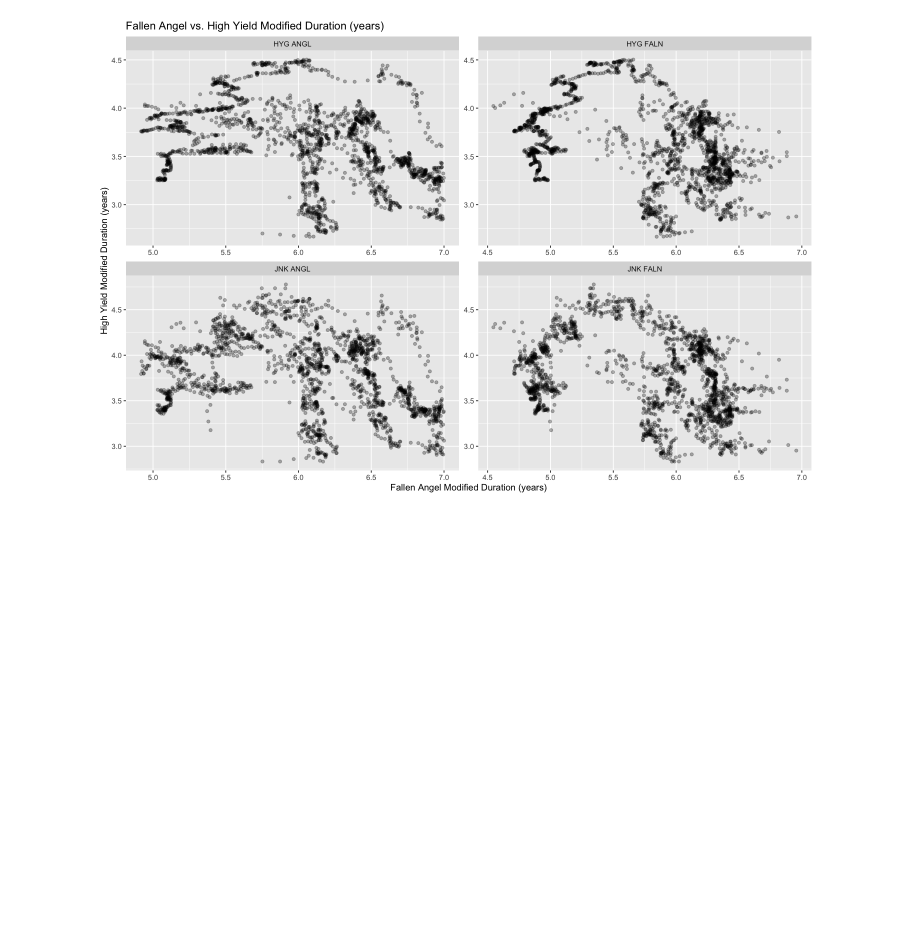
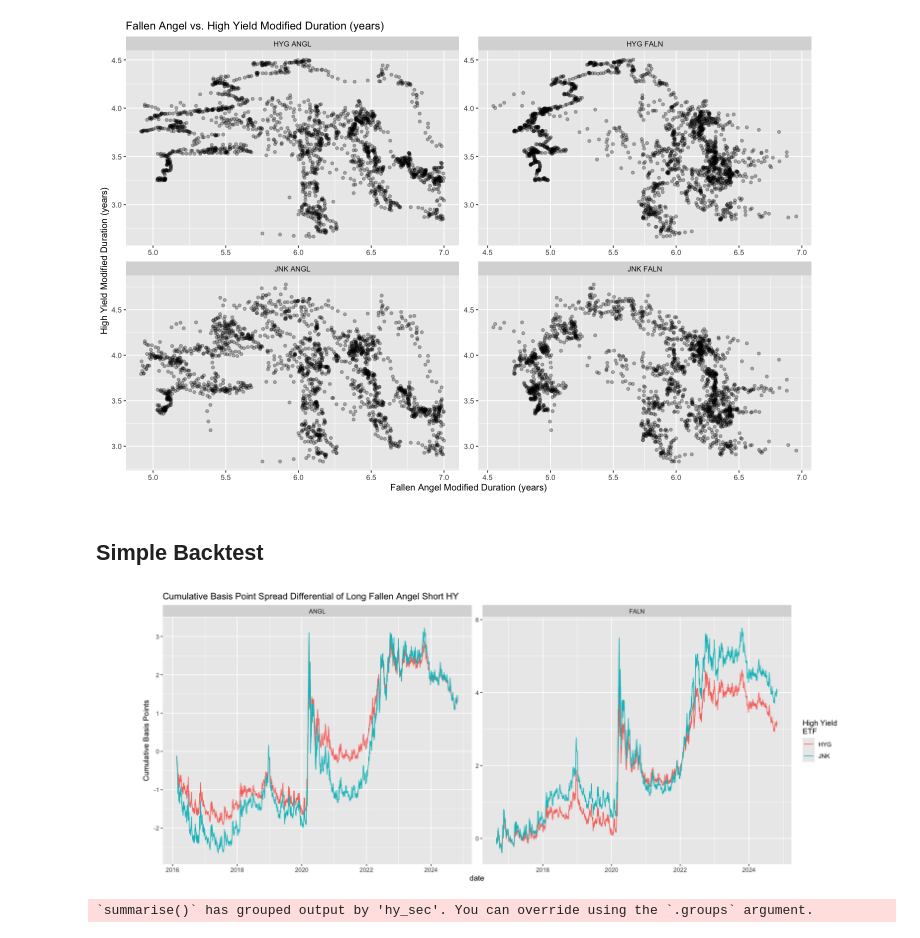
Before and after one commit to diegodalvarez/FallenAngelRiskPremia, a Jupyter notebook: root/notebooks/Background.ipynb, the cells around one changed output. Saved outputs shown, nothing was run; the diff lists cells and outputs as text; code cells hidden in the pictures; blank space fills up the shorter version.

```diff
--- a/root/notebooks/Background.ipynb
+++ b/root/notebooks/Background.ipynb
@@ -152,3 +144,62 @@ plot_duration_comparison <- function(df_smooth){
 plot_duration_comparison(df_smooth)
 # %% [output]
 [figure]
+# %% [markdown]
+## Simple Backtest
+# %%
+get_simple_backtest <- function(df_prices){
+
+    df_hy <- df_prices %>%
+      select("hy_sec" = security, date, "hy_bps" = PX_bps) %>%
+      filter(hy_sec %in% c("HYG", "JNK"))
+
+    df_fa <- df_prices %>%
+      select("fa_sec" = security, date, "fa_bps" = PX_bps) %>%
+      filter(fa_sec %in% c("ANGL", "FALN"))
+
+    df_out <- df_hy %>%
+      inner_join(df_fa, by = c("date"), relationship = "many-to-many") %>%
+      drop_na() %>%
+      mutate(spread = fa_bps - hy_bps) %>%
+      group_by(hy_sec, fa_sec) %>%
+      mutate(cum_bps = cumsum(spread))
+
+    return(df_out)
+}
+
+df_backtest <- get_simple_backtest(df_prices)
+# %%
+plot_backtest <- function(df_backtest){
+
+    options(repr.plot.width = 16, repr.plot.height = 6)
+
+    df_backtest %>%
+      ggplot(aes(x = date, y = cum_bps, color = hy_sec)) +
+      facet_wrap(~fa_sec, scale = "free") +
+      geom_line() +
+      theme(aspect.ratio = 0.8) +
+      labs(
+        color = "High Yield\nETF",
+        y     = "Cumulative Basis Points",
+        title = "Cumulative Basis Point Spread Differential of Long Fallen Angel Short HY")
+}
+plot_backtest(df_backtest)
+# %% [output]
+[figure, added]
+# %%
+get_backtest_sharpe <- function(df_backtest){
+
+    df_sharpe <- df_backtest %>%
+      group_by(hy_sec, fa_sec) %>%
+      summarize(
+        mean_rtn = mean(spread),
+        std_rtn  = sd(spread)) %>%
+      ungroup() %>%
+      mutate(sharpe = mean_rtn / std_rtn * sqrt(252))
+
+    return(df_sharpe)
+}
+
+df_sharpe <- get_backtest_sharpe(df_backtest)
+# %% [output]
+`summarise()` has grouped output by 'hy_sec'. You can override using the `.groups` argument.
```
Also changed, not shown: parts of 4 cells of this notebook.
